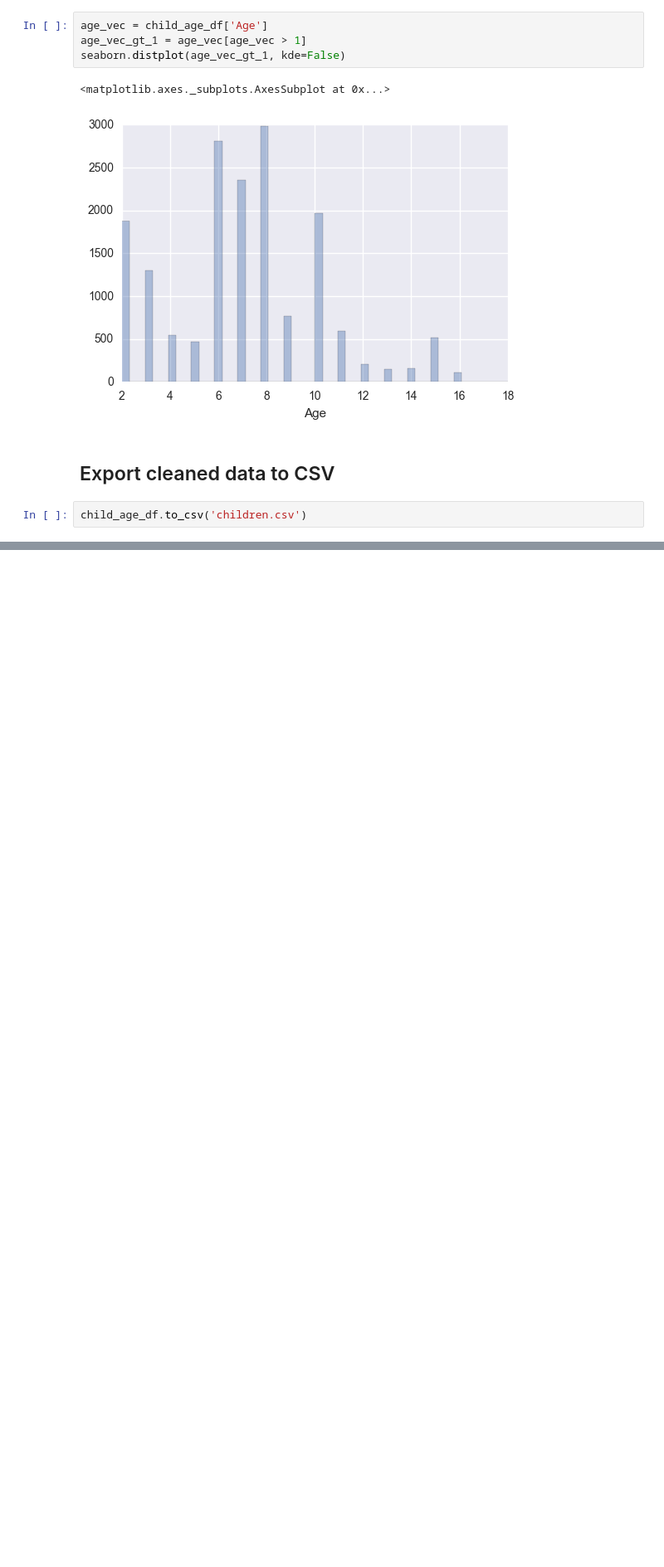
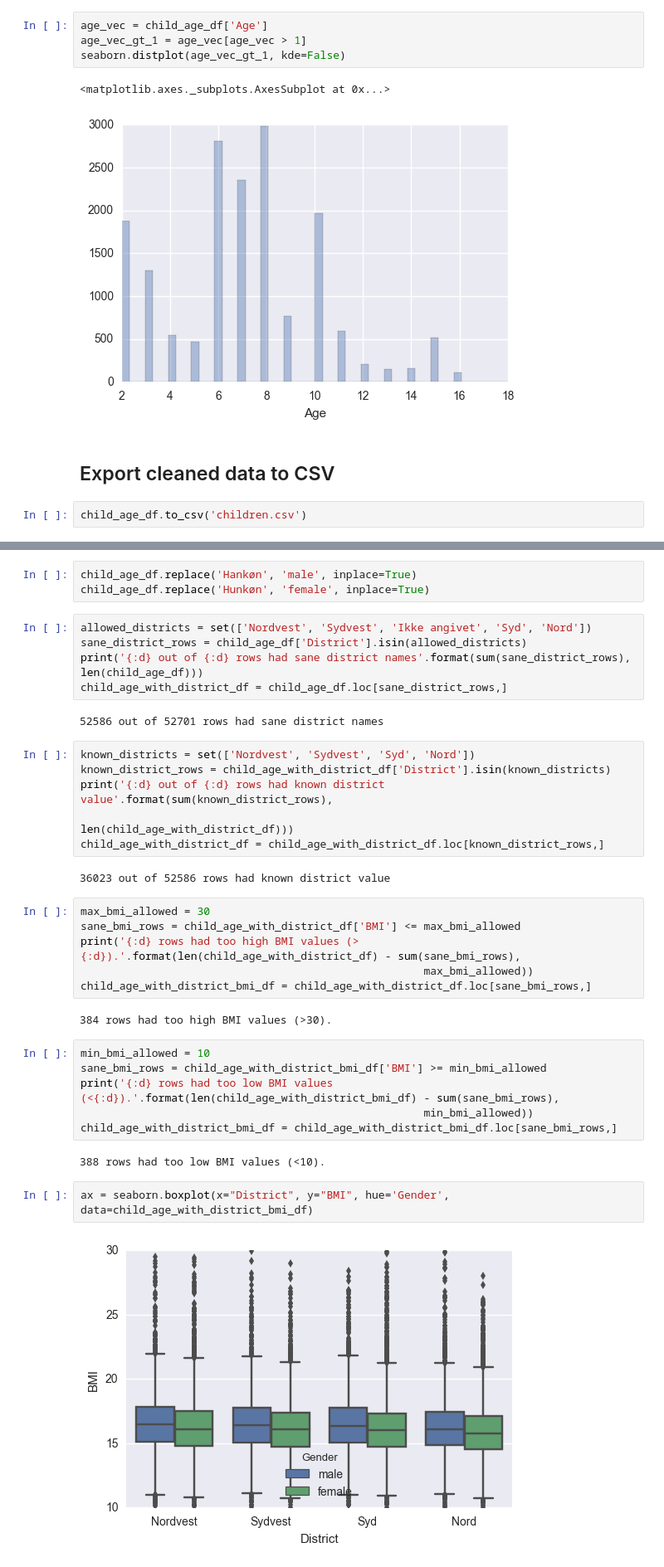
Before and after one commit to JungeAlexander/children_kolding, a Jupyter notebook: children_kolding.ipynb, the cells around one changed output, grey strips where cells are left out. Shown: that part at 83% size. Saved outputs shown, nothing was run; the diff lists cells and outputs as text; blank space fills up the shorter version.

Commit message:
Plot BMI by district and gender

```diff
--- a/children_kolding.ipynb
+++ b/children_kolding.ipynb
@@ -83,0 +98,38 @@ child_age_df.to_csv('children.csv')
+# %%
+child_age_df.replace('Hankøn', 'male', inplace=True)
+child_age_df.replace('Hunkøn', 'female', inplace=True)
+# %%
+allowed_districts = set(['Nordvest', 'Sydvest', 'Ikke angivet', 'Syd', 'Nord'])
+sane_district_rows = child_age_df['District'].isin(allowed_districts)
+print('{:d} out of {:d} rows had sane district names'.format(sum(sane_district_rows), len(child_age_df)))
+child_age_with_district_df = child_age_df.loc[sane_district_rows,]
+# %% [output]
+52586 out of 52701 rows had sane district names
+# %%
+known_districts = set(['Nordvest', 'Sydvest', 'Syd', 'Nord'])
+known_district_rows = child_age_with_district_df['District'].isin(known_districts)
+print('{:d} out of {:d} rows had known district value'.format(sum(known_district_rows),
+                                                              len(child_age_with_district_df)))
+child_age_with_district_df = child_age_with_district_df.loc[known_district_rows,]
+# %% [output]
+36023 out of 52586 rows had known district value
+# %%
+max_bmi_allowed = 30
+sane_bmi_rows = child_age_with_district_df['BMI'] <= max_bmi_allowed
+print('{:d} rows had too high BMI values (>{:d}).'.format(len(child_age_with_district_df) - sum(sane_bmi_rows),
+                                                     max_bmi_allowed))
+child_age_with_district_bmi_df = child_age_with_district_df.loc[sane_bmi_rows,]
+# %% [output]
+384 rows had too high BMI values (>30).
+# %%
+min_bmi_allowed = 10
+sane_bmi_rows = child_age_with_district_bmi_df['BMI'] >= min_bmi_allowed
+print('{:d} rows had too low BMI values (<{:d}).'.format(len(child_age_with_district_bmi_df) - sum(sane_bmi_rows),
+                                                     min_bmi_allowed))
+child_age_with_district_bmi_df = child_age_with_district_bmi_df.loc[sane_bmi_rows,]
+# %% [output]
+388 rows had too low BMI values (<10).
+# %%
+ax = seaborn.boxplot(x="District", y="BMI", hue='Gender', data=child_age_with_district_bmi_df)
+# %% [output]
+[figure, added]
```
Also changed, not shown: parts of 6 cells of this notebook.
